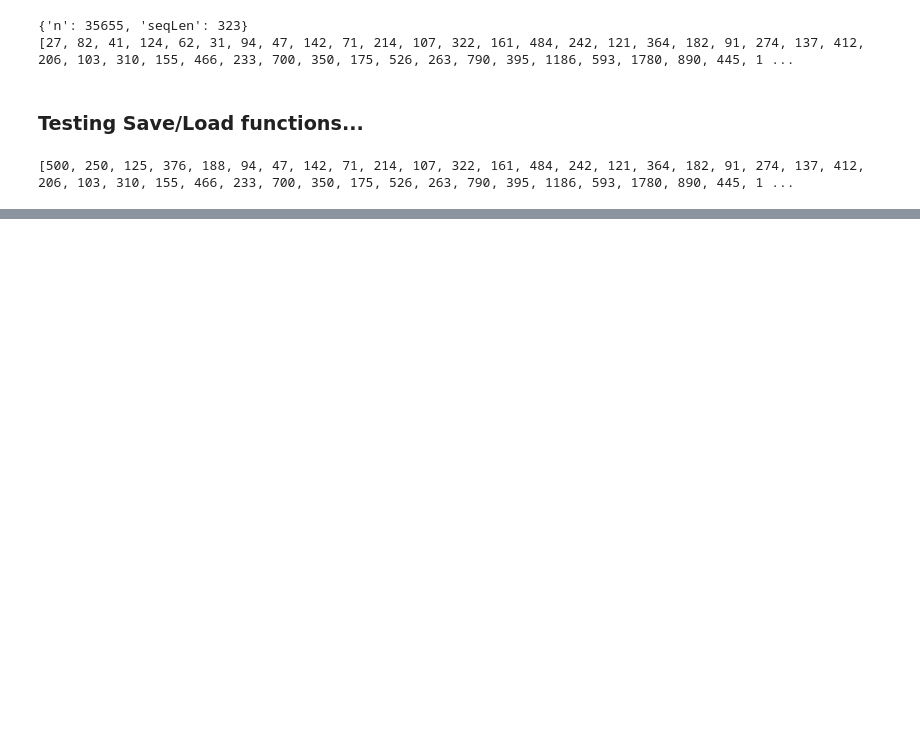
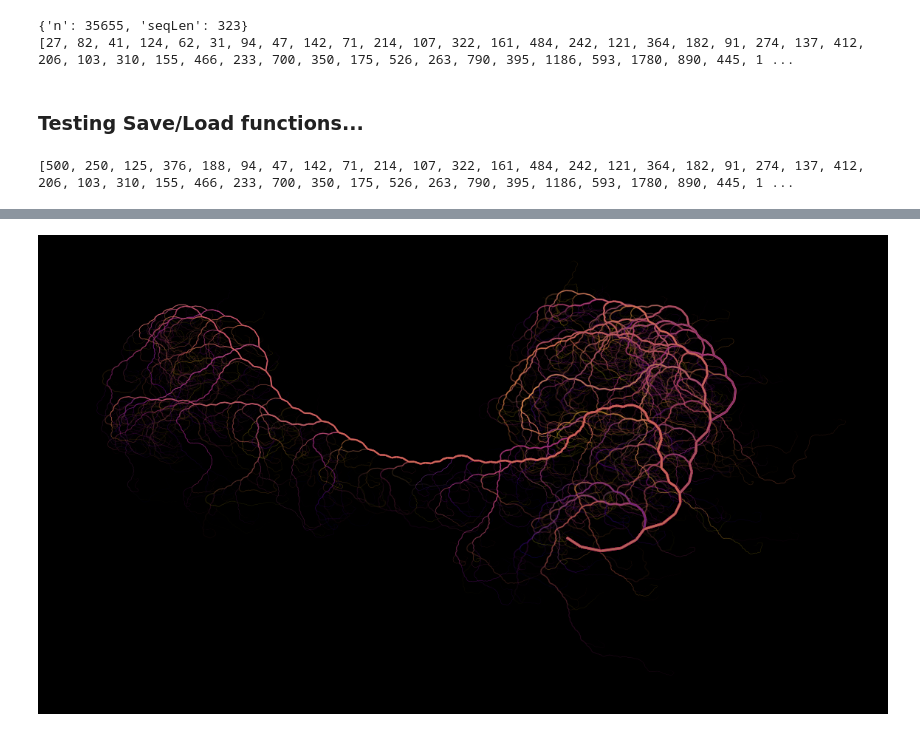
Before and after one commit to stkterry/collatzpy, a Jupyter notebook: notebooks/simple_demo.ipynb, the cells around one changed output, grey strips where cells are left out. Drawn from its saved outputs; the diff is of its cells as text; code cells hidden in the pictures; blank space fills up the shorter version.

```diff
--- a/notebooks/simple_demo.ipynb
+++ b/notebooks/simple_demo.ipynb
@@ -42,0 +72,13 @@ cplot.path_plot_from_list(tree, selection)
+# %%
+nMin = 1000000
+nMax = 200000000
+nNums = 2000
+selection = [random.randint(nMin, nMax) for n in range(nNums)]
+tree.collect_from_list(selection)
+pathArgs = {'a1': 1.1, 'a2': .386, 'af': 1,
+             'e': 1.3, 'cmName': 'plasma_r',
+             'cmR': (0, 1)}
+figArgs = {'pxw':1600, 'pxh':900}
+cplot.angle_plot(tree, selection, **pathArgs, **figArgs)
+# %% [output]
+[figure, added]
```
Also changed, not shown: parts of 6 cells of this notebook, 15 other files.
